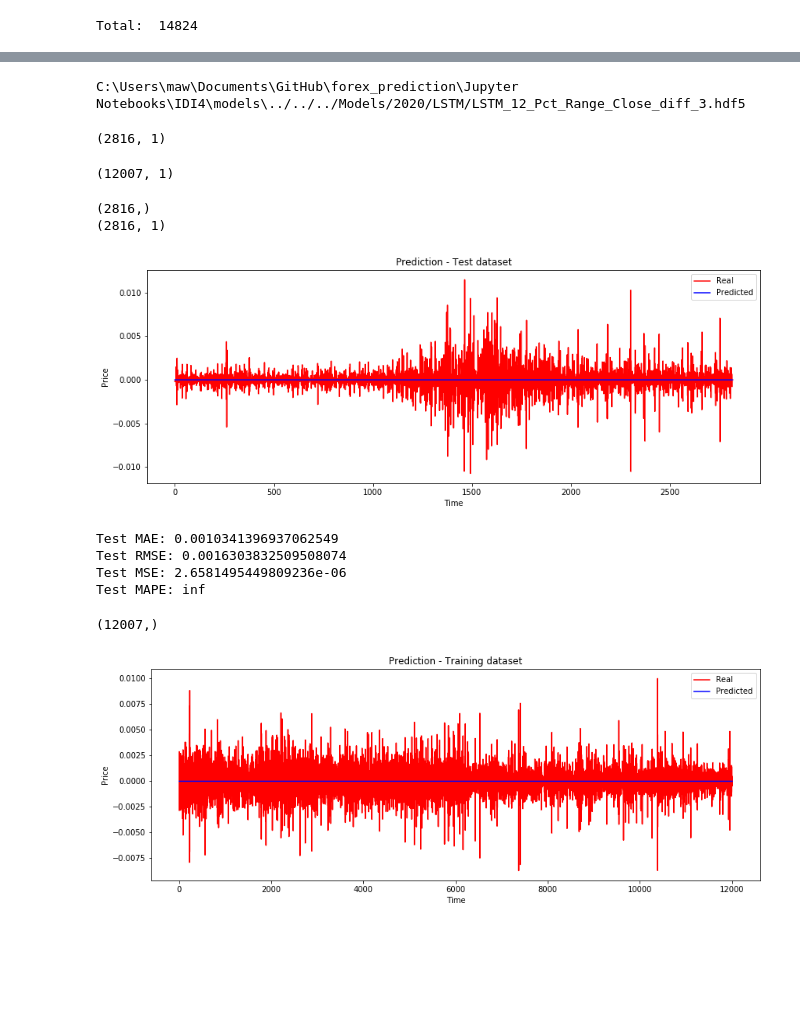
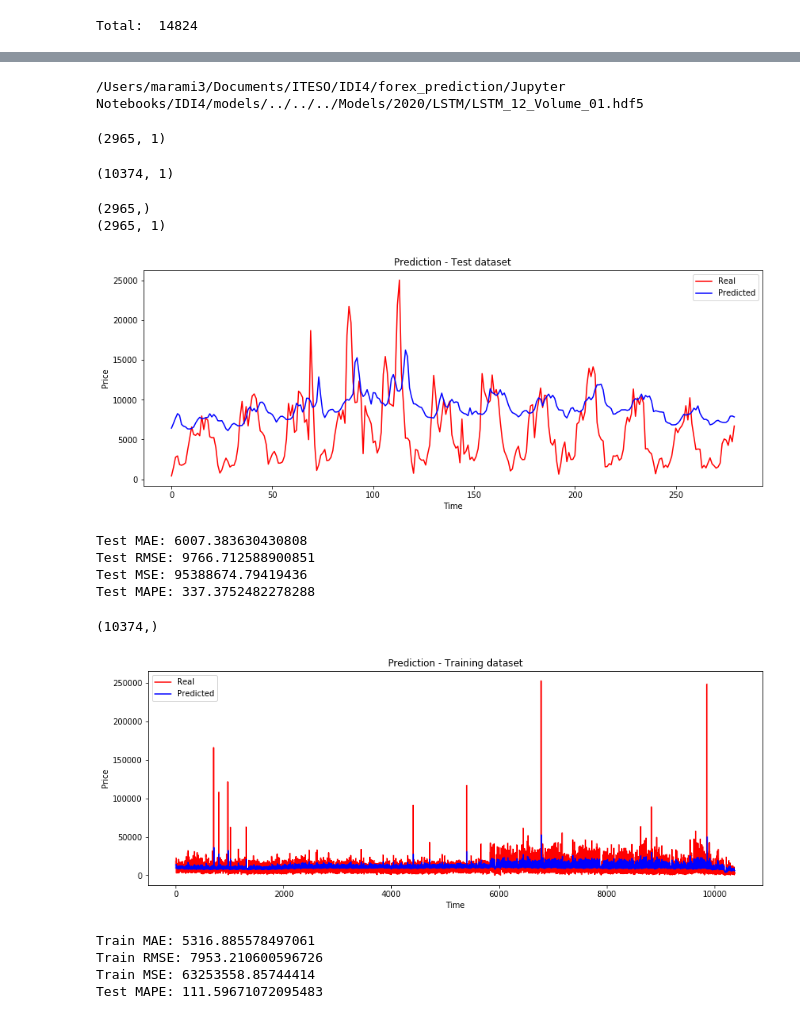
Before and after one commit to mawrer/forex_prediction, a Jupyter notebook: Jupyter Notebooks/IDI4/models/LSTM-12F-Pct_Range_Close_diff-03.ipynb, the cells around one changed output, grey strips where cells are left out. Drawn from its saved outputs; the diff is of its cells as text; code cells hidden in the pictures; blank space fills up the shorter version.

```diff
--- a/Jupyter Notebooks/IDI4/models/LSTM-12F-Pct_Range_Close_diff-03.ipynb
+++ b/Jupyter Notebooks/IDI4/models/LSTM-12F-Pct_Range_Close_diff-03.ipynb
@@ -41,20 +41,20 @@ import os, glob
 import warnings
 warnings.filterwarnings("ignore")
 # %%
-ID = "3"
+ID = "01"
 MODEL_NAME = "LSTM"
 NUM_FEATURES = "12"
-TARGET_NAME = "Pct_Range_Close_diff"
+TARGET_NAME = "Volume"
 MSE_RESULT = 0
 # %%
-RANGE = 1
+RANGE = 3
 
 HYPER_L1_IN = RANGE
-EPOCHS = 100
+EPOCHS = 10
 BATCH_SIZE = 1
 
-TEST_SIZE = .19
-VAL_SIZE = .0
+TEST_SIZE = .20
+VAL_SIZE = .1
 
 START_IN = 0
 
@@ -78,6 +79,6 @@ DF_EURUSD_ASK_1H_PROC.csv
 # %%
 dateparse = lambda x: pd.datetime.strptime(x, '%Y-%m-%d %H:%M:%S')
-DATASET = pd.read_csv(filenames[0], header=0, parse_dates=['Gmt time'], date_parser=dateparse)
+DATASET = pd.read_csv(filenames[1], header=0, parse_dates=['Gmt time'], date_parser=dateparse)
 DATASET.head()
 # %% [output]
 |  | Gmt time | Open | High | Low | Close | Volume | day_name | weekday | Pct_Range_Close | ... |
@@ -225,6 +231,6 @@ print(data_test_y.shape)
 # %%
 # DATA SET SCALER TRAINING
-scaler = MinMaxScaler(feature_range=(-1, 1))
+scaler = MinMaxScaler(feature_range=(0, 1))
 #print(data_training.head)
 data_training_array = np.array(data_training)
 data_training_array_scaled = scaler.fit_transform(data_training_array)
@@ -611,35 +619,35 @@ filepath = os.path.join(source_data, file_name)
 print(filepath)
 model = tf.keras.models.load_model(filepath)
 # %% [output]
-C:\Users\maw\Documents\GitHub\forex_prediction\Jupyter Notebooks\IDI4\models\../../../Models/2020/LSTM/LSTM_12_Pct_Range_Close_diff_3.hdf5
+/Users/marami3/Documents/ITESO/IDI4/forex_prediction/Jupyter Notebooks/IDI4/models/../../../Models/2020/LSTM/LSTM_12_Volume_01.hdf5
 # %%
 y_test_pred = model.predict(X_test_np)
 y_test_pred.shape
 # %% [output]
-(2816, 1)
+(2965, 1)
 # %%
 y_train_pred = model.predict(X_train_np)
 y_train_pred.shape
 # %% [output]
-(12007, 1)
+(10374, 1)
 # %%
 INICIO = 0
-FIN = 2816
+FIN = 280
 print(y_test_np.shape)
 print(y_test_pred.shape)
 # Visualising the results
 plt.figure(figsize=(14,5))
 plt.plot(y_test_np[INICIO:FIN], color = 'red', label = 'Real')
 plt.plot(y_test_pred[INICIO:FIN], color = 'blue', label = 'Predicted')
 plt.title('Prediction - Test dataset')
 plt.xlabel('Time')
 plt.ylabel('Price')
 plt.legend()
 plt.show()
 # %% [output]
-(2816,)
-(2816, 1)
+(2965,)
+(2965, 1)
-[figure, old version]
+[figure, new version]
 # %%
 def mean_absolute_percentage_error(y_true, y_pred):
     y_true, y_pred = np.array(y_true), np.array(y_pred)
@@ -650,10 +658,10 @@ print('Test RMSE:',np.sqrt(mean_squared_error(y_test_np, y_test_pred)))#Root Mea
 print('Test MSE:',mean_squared_error(y_test_np, y_test_pred))#Mean Squared Error
 print('Test MAPE:',mean_absolute_percentage_error(y_test_np, y_test_pred))#Mean Absolute Percentaje Error
 # %% [output]
-Test MAE: 0.0010341396937062549
-Test RMSE: 0.0016303832509508074
-Test MSE: 2.6581495449809236e-06
-Test MAPE: inf
+Test MAE: 6007.383630430808
+Test RMSE: 9766.712588900851
+Test MSE: 95388674.79419436
+Test MAPE: 337.3752482278288
 # %%
 print(y_train_np.shape)
 INICIO = 0
@@ -668,10 +676,15 @@ plt.ylabel('Price')
 plt.legend()
 plt.show()
 # %% [output]
-(12007,)
+(10374,)
-[figure, old version]
+[figure, new version]
 # %%
 print('Train MAE:', mean_absolute_error(y_train_np, y_train_pred))#Mean Absolute Error
-print('Train RMSE:',np.sqrt(mean_squared_error(ycc_train_np, y_train_pred)))#Root Mean Squared Error
+print('Train RMSE:',np.sqrt(mean_squared_error(y_train_np, y_train_pred)))#Root Mean Squared Error
 print('Train MSE:',mean_squared_error(y_train_np, y_train_pred))#Mean Squared Error
 print('Test MAPE:',mean_absolute_percentage_error(y_train_np, y_train_pred))#Mean Absolute Percentaje Error
+# %% [output]
+Train MAE: 5316.885578497061
+Train RMSE: 7953.210600596726
+Train MSE: 63253558.85744414
+Test MAPE: 111.59671072095483
```
Also changed, not shown: parts of 33 cells of this notebook, 22 other files.
